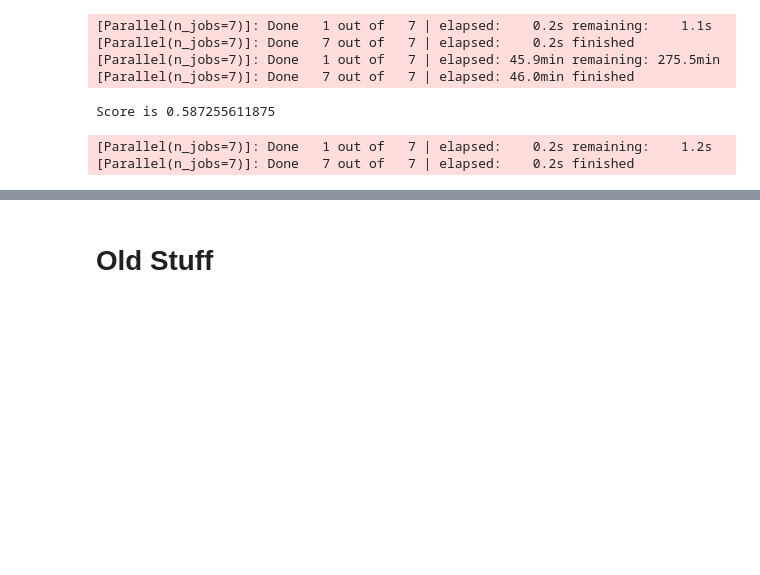
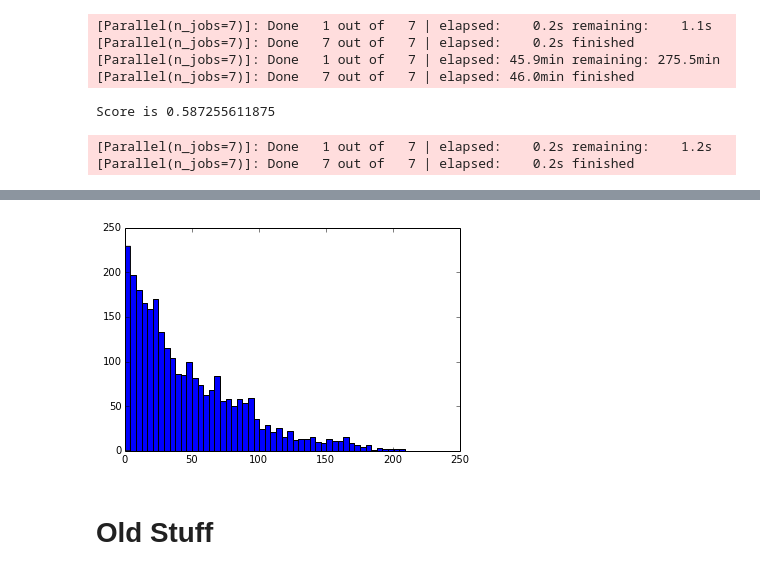
Before and after one commit to jostheim/kaggle, a Jupyter notebook: src/nfl/nfl_players.ipynb, the cells around one changed output, grey strips where cells are left out. Cells and saved outputs as stored; diff of their text form; code cells hidden in the pictures; blank space fills up the shorter version.

```diff
--- a/src/nfl/nfl_players.ipynb
+++ b/src/nfl/nfl_players.ipynb
@@ -803,4 +809,9 @@ Rank    Feature
 ... (49 outputs left out)
+# %%
+plt.hist(x_test[x_test['6_0_number_offensive_games_played_in'] > -10000]['6_0_number_offensive_games_played_in'], bins=50)
+plt.show()
+# %% [output]
+[figure, added]
 # %% [markdown]
 <h1>Old Stuff</h1>
 # %%
```
Also changed, not shown: parts of 3 cells of this notebook, 4 other files.
